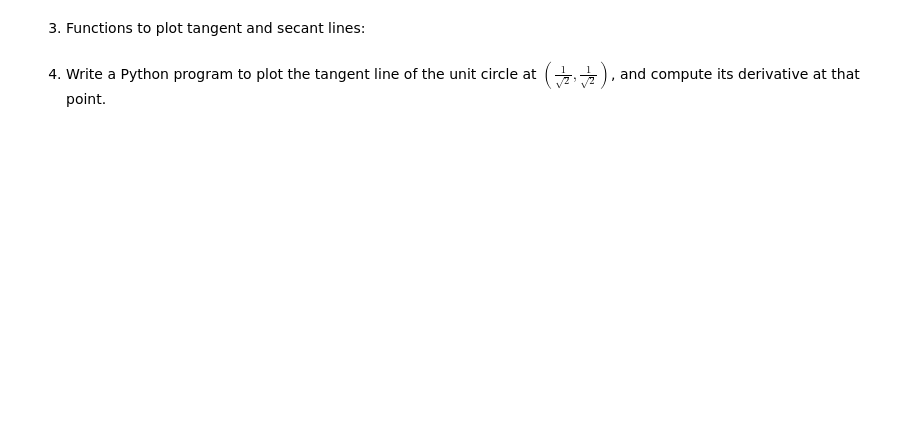
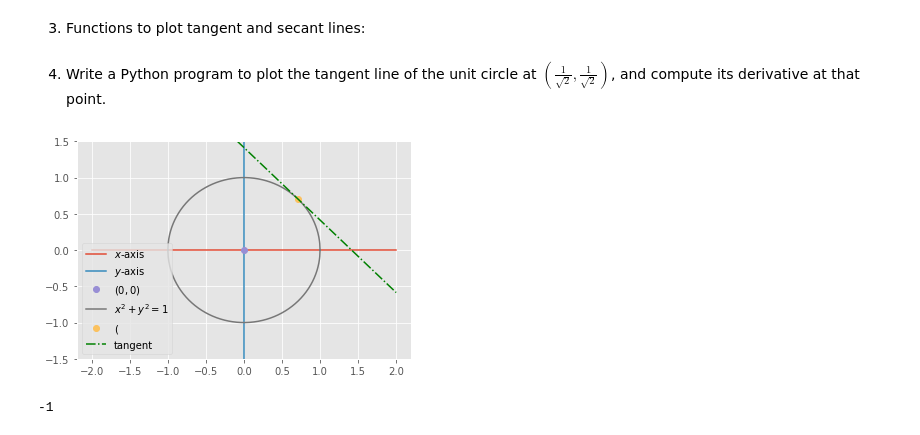
Before and after one commit to the-ben-borg/bloom-dse, a Jupyter notebook: linear-algebra/Linear Algebra - Derivative at a Point - Assignment 4.ipynb, the cells around one changed output. Saved outputs shown, nothing was run; the diff lists cells and outputs as text; code cells hidden in the pictures; blank space fills up the shorter version.

Commit message:
Derivative assignment, nums 5 & 6

```diff
--- a/linear-algebra/Linear Algebra - Derivative at a Point - Assignment 4.ipynb
+++ b/linear-algebra/Linear Algebra - Derivative at a Point - Assignment 4.ipynb
@@ -47,3 +49,32 @@ def points_form(x0, y0, x1, y1):
     point_slope_form(x0, y0, (y1-y0)/(x1-x0))
 # %% [markdown]
 4. Write a Python program to plot the tangent line of the unit circle at $(\frac{1}{\sqrt{2}}, \frac{1}{\sqrt{2}})$, and compute its derivative at that point.
+# %%
+
+d = 1/np.sqrt(2)
+
+def tangent(x):
+    return -1*x + 2/np.sqrt(2)
+
+def deriv(x):
+    return -1
+
+x = np.linspace(-2, 2, 1001)
+h = np.linspace(0, 4, 1001)
+plt.plot(x, np.zeros(1001), label="$x$-axis")
+plt.plot(np.zeros(1001), x, label="$y$-axis")
+plt.plot(0, 0, 'o', label="$(0,0)$")
+
+plt.plot(np.concatenate((x, x)), np.concatenate((np.sqrt(1-x**2), -np.sqrt(1-x**2))), label="$x^2+y^2=1$")
+plt.plot(1/np.sqrt(2), 1/np.sqrt(2), 'o', label="$(\frac{1}{\sqrt{2}}, \frac{1}{\sqrt{2}})$")
+plt.plot(x, tangent(x), linestyle="dashdot", color="green", label="tangent")
+# plt.plot(x, np.ones(1001), label="$y=1$")
+plt.ylim((-1.5, 1.5))
+plt.legend(loc="lower left")
+plt.show()
+# %% [output]
+[figure, added]
+# %%
+print(deriv(x))
+# %% [output]
+-1
```
Also changed, not shown: parts of 5 cells of this notebook, 4 other files.
